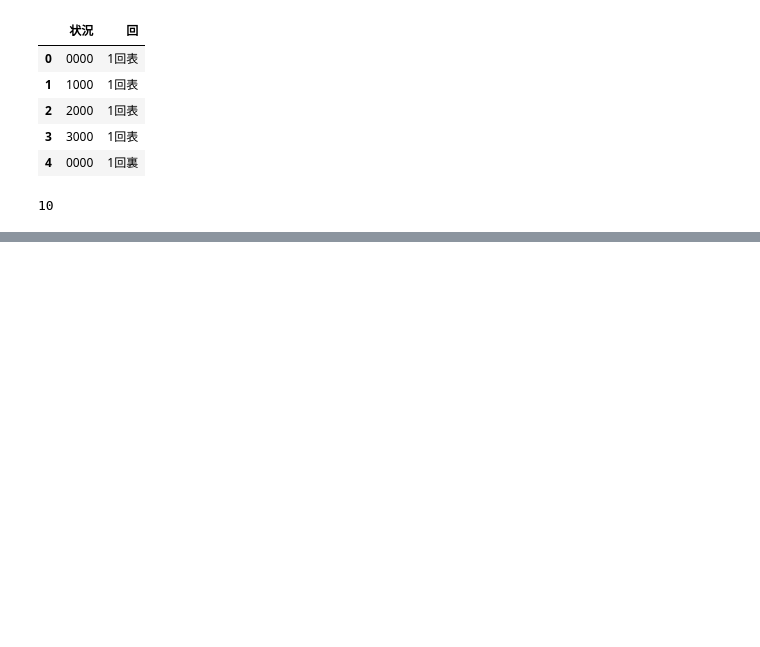
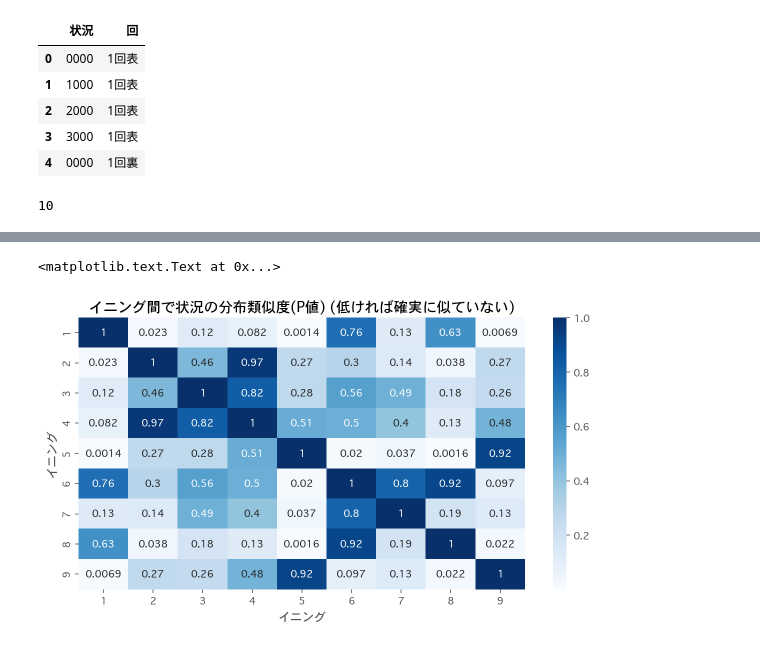
Before and after one commit to hsoccer/baseball, a Jupyter notebook: work/10_26.ipynb, the cells around one changed output, grey strips where cells are left out. Drawn from its saved outputs; the diff is of its cells as text; code cells hidden in the pictures; blank space fills up the shorter version.

```diff
--- a/work/10_26.ipynb
+++ b/work/10_26.ipynb
@@ -126,0 +135,6 @@ plt.title("イニング間で状況の分布がどれだけ違うか(KS検定量
+# %%
+# KS検定の結果
+df_pvalue = pd.DataFrame(index=[_ for _ in range(1, 10)], columns=[_ for _ in range(1, 10)]).astype(float)
+for i in range(9):
+    for j in range(9):
+        df_pvalue.iloc[i, j] = stats.ks_2samp(inning_triple_index_list[i], inning_triple_index_list[j]).pvalue
@@ -126,0 +154,9 @@ plt.title("イニング間で状況の分布がどれだけ違うか(KS検定量
+# %%
+plt.figure(figsize=(10, 5))
+sns.heatmap(df_pvalue, cmap="Blues", annot=True)
+plt.xlabel("イニング")
+plt.ylabel("イニング")
+plt.title("イニング間で状況の分布類似度(P値) (低ければ確実に似ていない)")
+# %% [output]
+<matplotlib.text.Text at 0x...>
+[figure, added]
```
Also changed, not shown: parts of 8 cells of this notebook, 37 other files.
